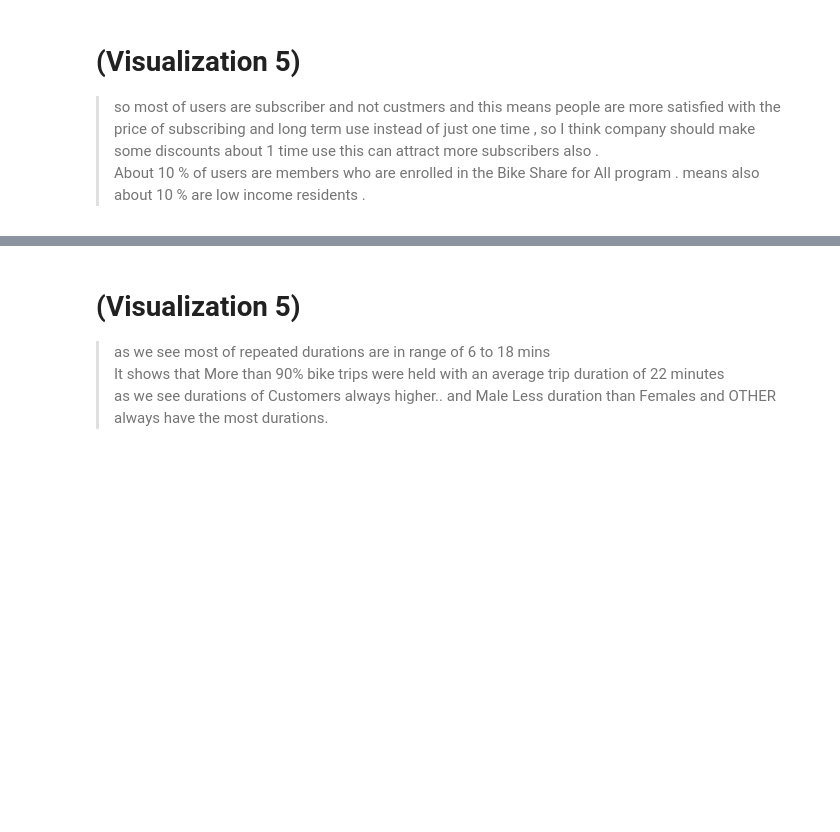
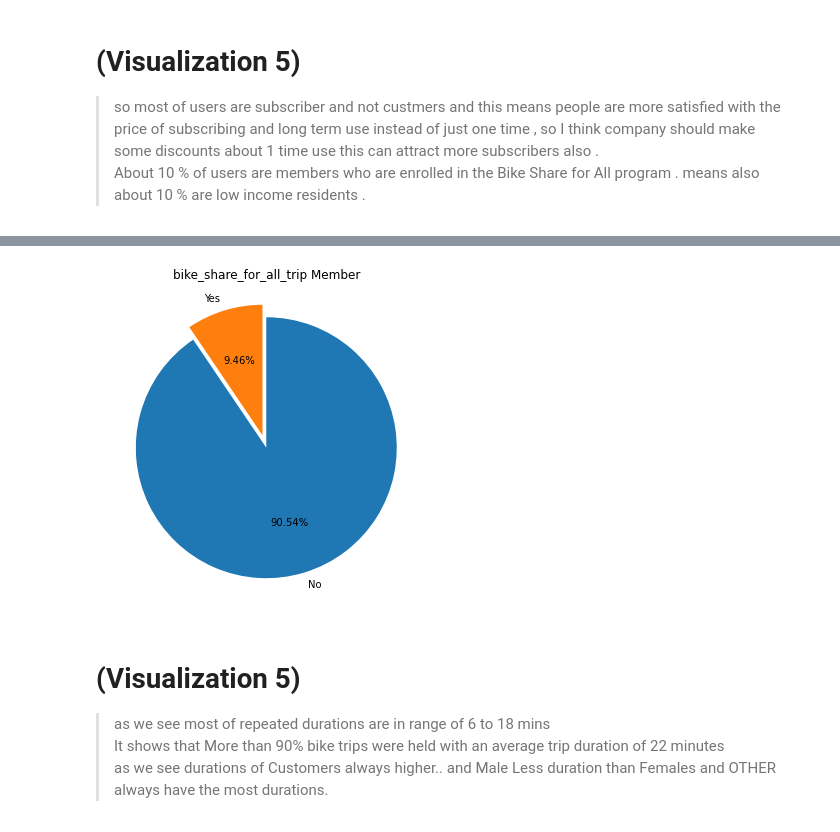
Before and after one commit to Theabdelkader/Communicate-Data-Findings-Ford-GoBike-System, a Jupyter notebook: slide_deck_template.ipynb, the cells around one changed output, grey strips where cells are left out. Cells and saved outputs as stored; diff of their text form; code cells hidden in the pictures; blank space fills up the shorter version.

```diff
--- a/slide_deck_template.ipynb
+++ b/slide_deck_template.ipynb
@@ -142,8 +146,11 @@ plt.title('Subscribers VS customers');
 # %%
-plt.figure(figsize=(6,6))
+plt.figure(figsize=[ 11.69, 8.27])
+
 plt.pie(df['bike_share_for_all_trip'].value_counts(), labels = ['No','Yes'],
         explode =(0 , 0.1)  , startangle = 90, counterclock = False, autopct='%1.2f%%' );
 plt.title('bike_share_for_all_trip Member');
+# %% [output]
+[figure, added]
 # %% [markdown]
 # (Visualization 5)
 > as we see most of repeated durations are in range of 6 to 18 mins<br>
```
Also changed, not shown: parts of 5 cells of this notebook, 2 other files.
